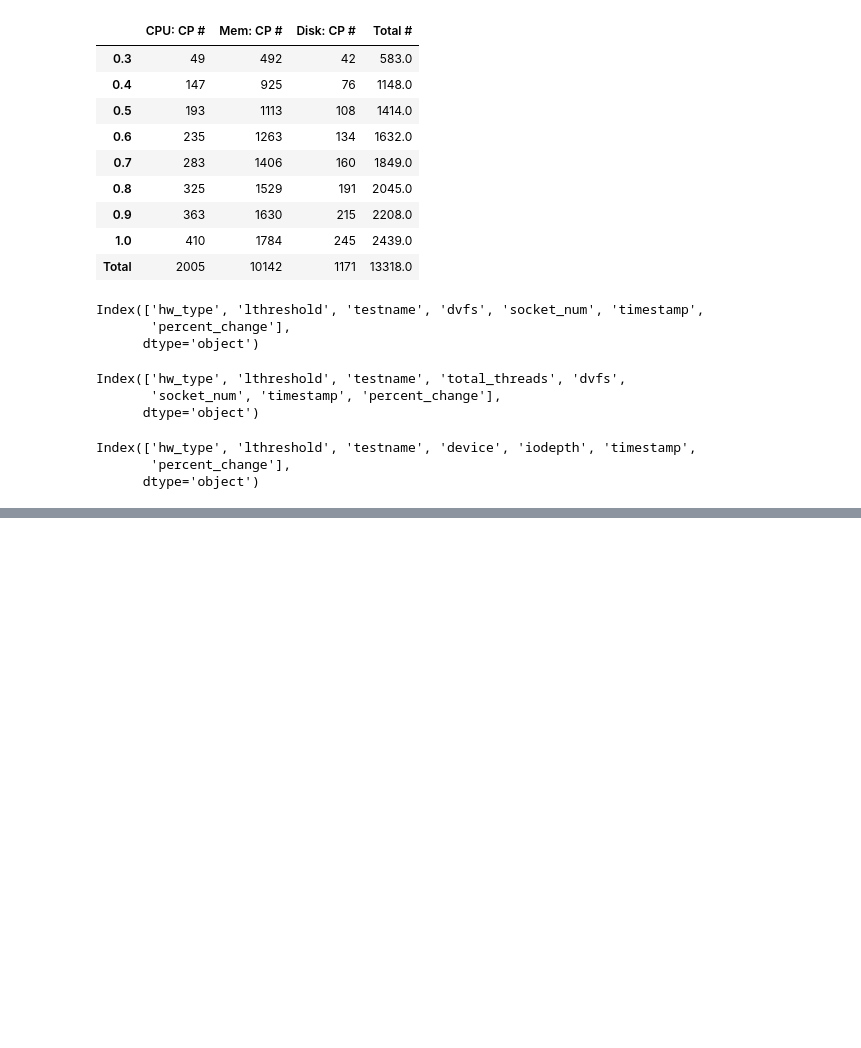
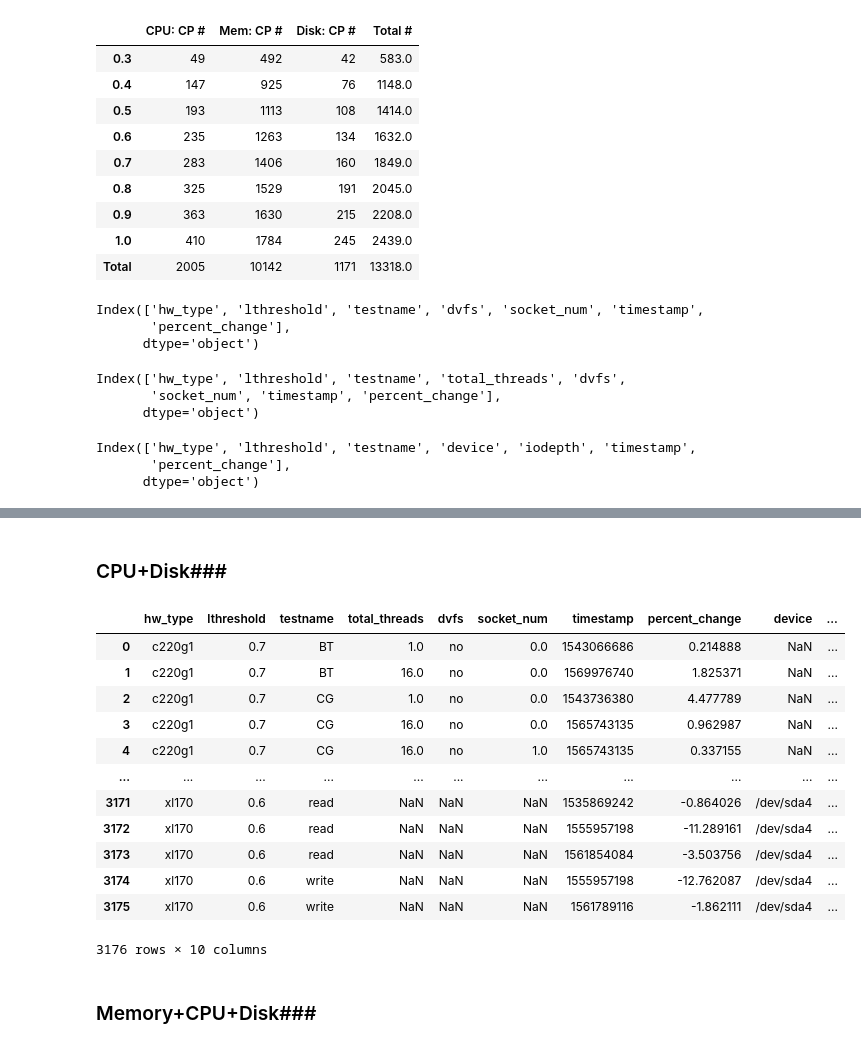
Before and after one commit to ZhaoNeil/cloud-performance-variability-prediction, a Jupyter notebook: CPD_prediction.ipynb, the cells around one changed output, grey strips where cells are left out. Saved outputs shown, nothing was run; the diff lists cells and outputs as text; code cells hidden in the pictures; blank space fills up the shorter version.

```diff
--- a/CPD_prediction.ipynb
+++ b/CPD_prediction.ipynb
@@ -401,0 +235,22 @@ RMSE(disk): 4.022586 days
+# %% [markdown]
+### CPU+Disk###
+# %%
+cpu_disk = pd.merge(cpu,disk,how='outer',on = ['hw_type', 'lthreshold', 'testname', 'timestamp', 'percent_change'])
+# %%
+cpu_disk
+# %% [output]
+|  | hw_type | lthreshold | testname | total_threads | dvfs | socket_num | timestamp | percent_change | device | ... |
+| 0 | c220g1 | 0.7 | BT | 1.0 | no | 0.0 | 1543066686 | 0.214888 | NaN | ... |
+| 1 | c220g1 | 0.7 | BT | 16.0 | no | 0.0 | 1569976740 | 1.825371 | NaN | ... |
+| 2 | c220g1 | 0.7 | CG | 1.0 | no | 0.0 | 1543736380 | 4.477789 | NaN | ... |
+| 3 | c220g1 | 0.7 | CG | 16.0 | no | 0.0 | 1565743135 | 0.962987 | NaN | ... |
+| 4 | c220g1 | 0.7 | CG | 16.0 | no | 1.0 | 1565743135 | 0.337155 | NaN | ... |
+| ... | ... | ... | ... | ... | ... | ... | ... | ... | ... | ... |
+| 3171 | xl170 | 0.6 | read | NaN | NaN | NaN | 1535869242 | -0.864026 | /dev/sda4 | ... |
+| 3172 | xl170 | 0.6 | read | NaN | NaN | NaN | 1555957198 | -11.289161 | /dev/sda4 | ... |
+| 3173 | xl170 | 0.6 | read | NaN | NaN | NaN | 1561854084 | -3.503756 | /dev/sda4 | ... |
+| 3174 | xl170 | 0.6 | write | NaN | NaN | NaN | 1555957198 | -12.762087 | /dev/sda4 | ... |
+| 3175 | xl170 | 0.6 | write | NaN | NaN | NaN | 1561789116 | -1.862111 | /dev/sda4 | ... |
+3176 rows × 10 columns
+# %% [markdown]
+### Memory+CPU+Disk###
```
Also changed, not shown: parts of 55 cells of this notebook.
